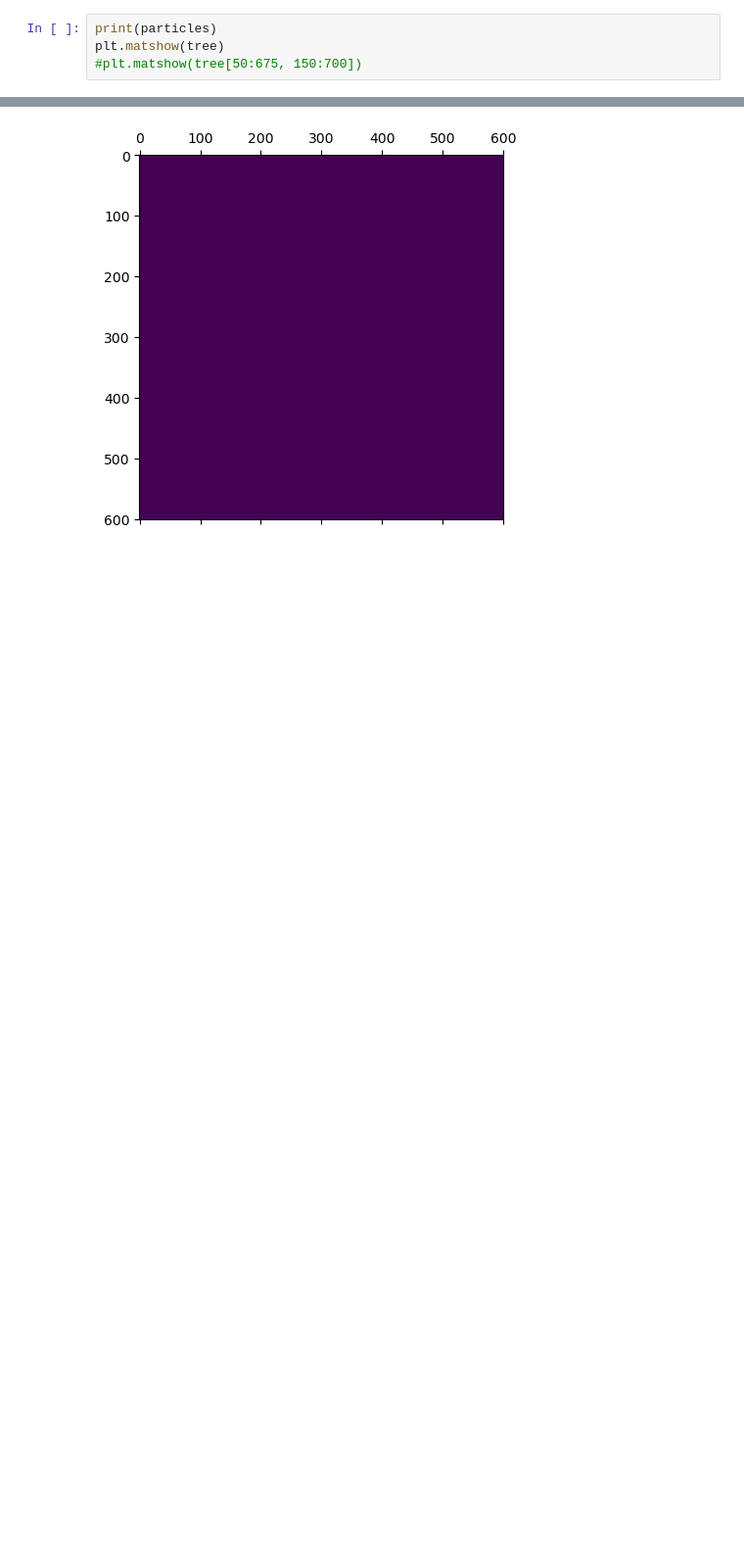
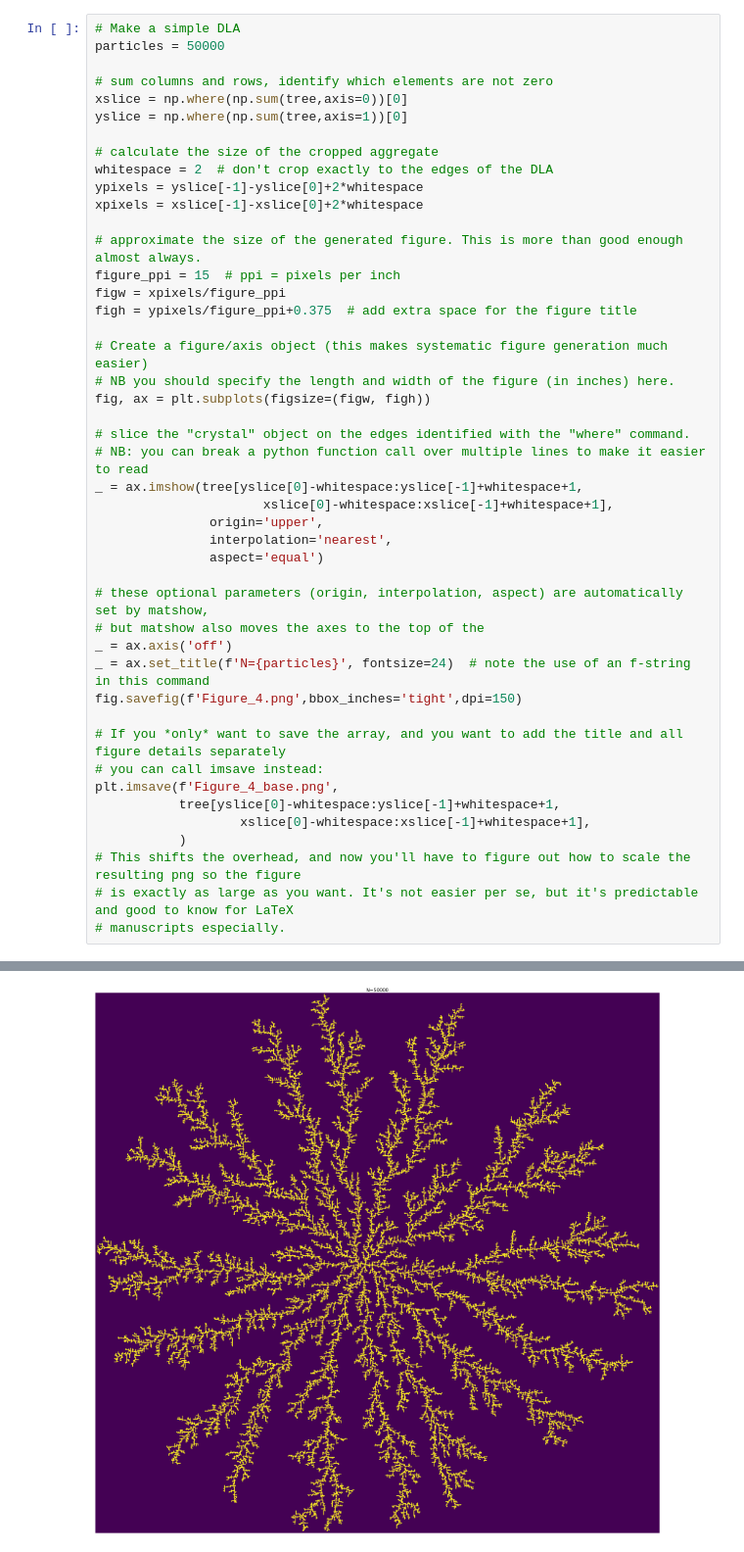
Before and after one commit to Mateo4cacheiro/PHYS4130-S25, a Jupyter notebook: p1-DLA/zekevespie/code/Untitled1.ipynb, the cells around one changed output, grey strips where cells are left out. Shown at 98% size. Drawn from its saved outputs; the diff is of its cells as text; blank space fills up the shorter version.

```diff
--- a/p1-DLA/zekevespie/code/Untitled1.ipynb
+++ b/p1-DLA/zekevespie/code/Untitled1.ipynb
@@ -237,5 +240,46 @@ N = 1000
 # %%
-print(particles)
-plt.matshow(tree)
-#plt.matshow(tree[50:675, 150:700])
+# Make a simple DLA
+particles = 50000
+
+# sum columns and rows, identify which elements are not zero
+xslice = np.where(np.sum(tree,axis=0))[0]
+yslice = np.where(np.sum(tree,axis=1))[0]
+
+# calculate the size of the cropped aggregate
+whitespace = 2  # don't crop exactly to the edges of the DLA
+ypixels = yslice[-1]-yslice[0]+2*whitespace
+xpixels = xslice[-1]-xslice[0]+2*whitespace
+
+# approximate the size of the generated figure. This is more than good enough almost always.
+figure_ppi = 15  # ppi = pixels per inch
+figw = xpixels/figure_ppi
+figh = ypixels/figure_ppi+0.375  # add extra space for the figure title
+
+# Create a figure/axis object (this makes systematic figure generation much easier)
+# NB you should specify the length and width of the figure (in inches) here.
+fig, ax = plt.subplots(figsize=(figw, figh))
+
+# slice the "crystal" object on the edges identified with the "where" command.
+# NB: you can break a python function call over multiple lines to make it easier to read
+_ = ax.imshow(tree[yslice[0]-whitespace:yslice[-1]+whitespace+1,
+                      xslice[0]-whitespace:xslice[-1]+whitespace+1],
+               origin='upper',
+               interpolation='nearest',
+               aspect='equal')
+
+# these optional parameters (origin, interpolation, aspect) are automatically set by matshow,
+# but matshow also moves the axes to the top of the
+_ = ax.axis('off')
+_ = ax.set_title(f'N={particles}', fontsize=24)  # note the use of an f-string in this command
+fig.savefig(f'Figure_4.png',bbox_inches='tight',dpi=150)
+
+# If you *only* want to save the array, and you want to add the title and all figure details separately
+# you can call imsave instead:
+plt.imsave(f'Figure_4_base.png',
+           tree[yslice[0]-whitespace:yslice[-1]+whitespace+1,
+                   xslice[0]-whitespace:xslice[-1]+whitespace+1],
+           )
+# This shifts the overhead, and now you'll have to figure out how to scale the resulting png so the figure
+# is exactly as large as you want. It's not easier per se, but it's predictable and good to know for LaTeX
+# manuscripts especially.
 # %% [output]
@@ -244,2 +286,2 @@ plt.matshow(tree)
-[figure, old version]
+[figure, new version]
 # %%
```
Also changed, not shown: parts of 3 cells of this notebook, 2 other files.
